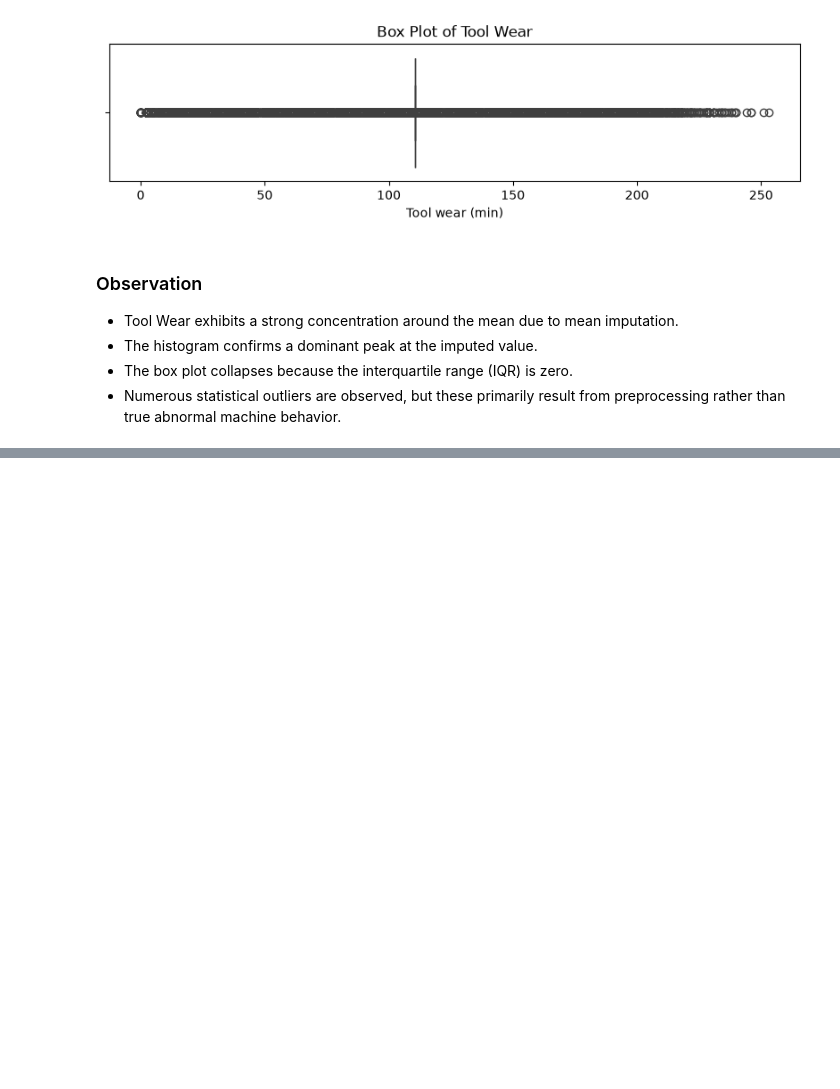
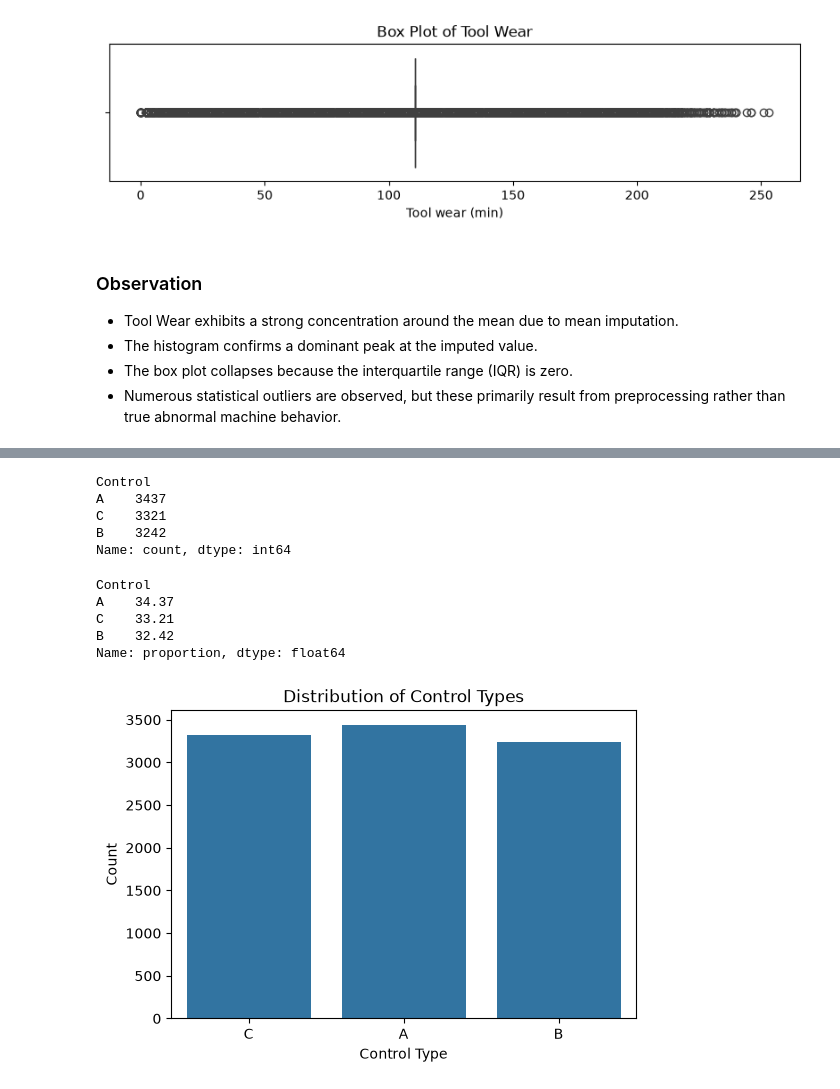
Before and after one commit to Carolljo/Predictive-Maintenance-Intelligence-Platform, a Jupyter notebook: notebooks/03_EDA.ipynb, the cells around one changed output, grey strips where cells are left out. Saved outputs shown, nothing was run; the diff lists cells and outputs as text; code cells hidden in the pictures; blank space fills up the shorter version.

```diff
--- a/notebooks/03_EDA.ipynb
+++ b/notebooks/03_EDA.ipynb
@@ -421,0 +520,33 @@ plt.show()
+# %%
+# Display the frequency distribution of the Control feature.
+df["Control"].value_counts()
+# %% [output]
+Control
+A    3437
+C    3321
+B    3242
+Name: count, dtype: int64
+# %%
+df["Control"].value_counts(normalize=True) * 100
+# %% [output]
+Control
+A    34.37
+C    33.21
+B    32.42
+Name: proportion, dtype: float64
+# %%
+# Visualize the distribution of control types.
+plt.figure(figsize=(6,4))
+
+sns.countplot(
+    data=df,
+    x="Control"
+)
+
+plt.title("Distribution of Control Types")
+plt.xlabel("Control Type")
+plt.ylabel("Count")
+
+plt.show()
+# %% [output]
+[figure, added]
```
Also changed, not shown: parts of 18 cells of this notebook.
